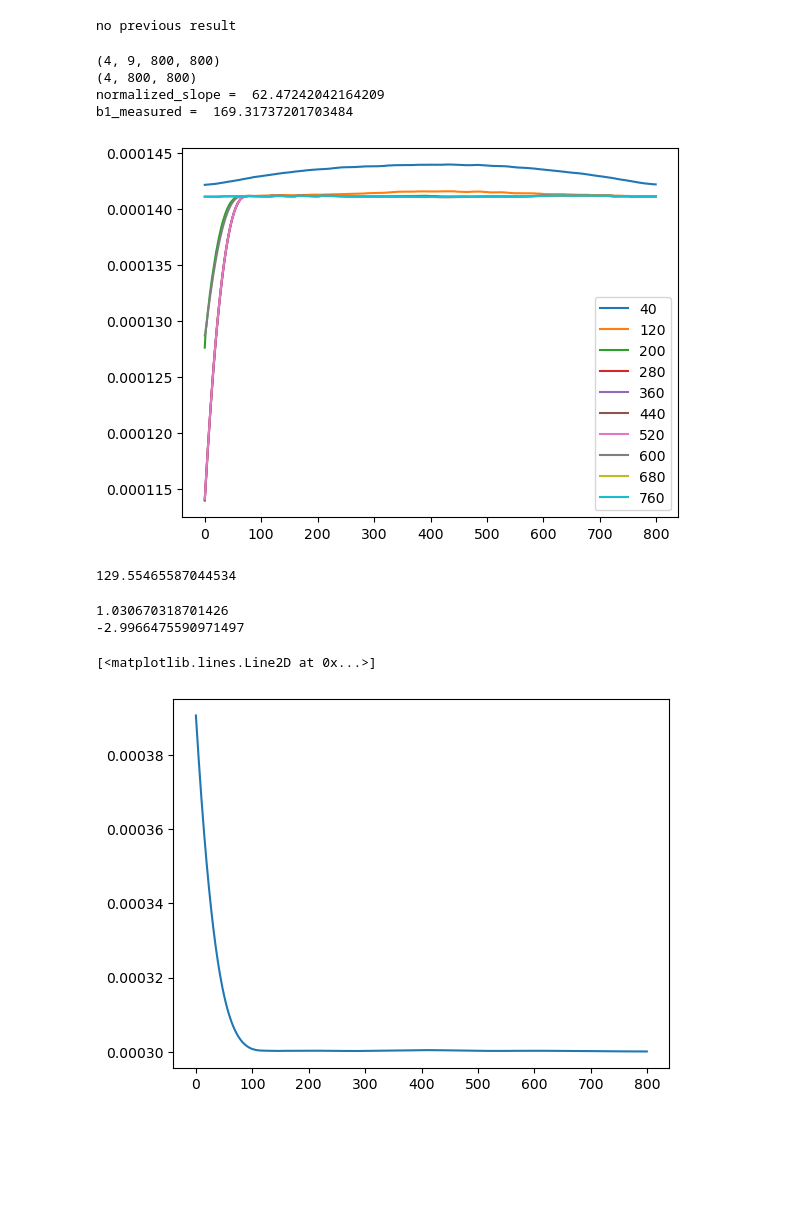
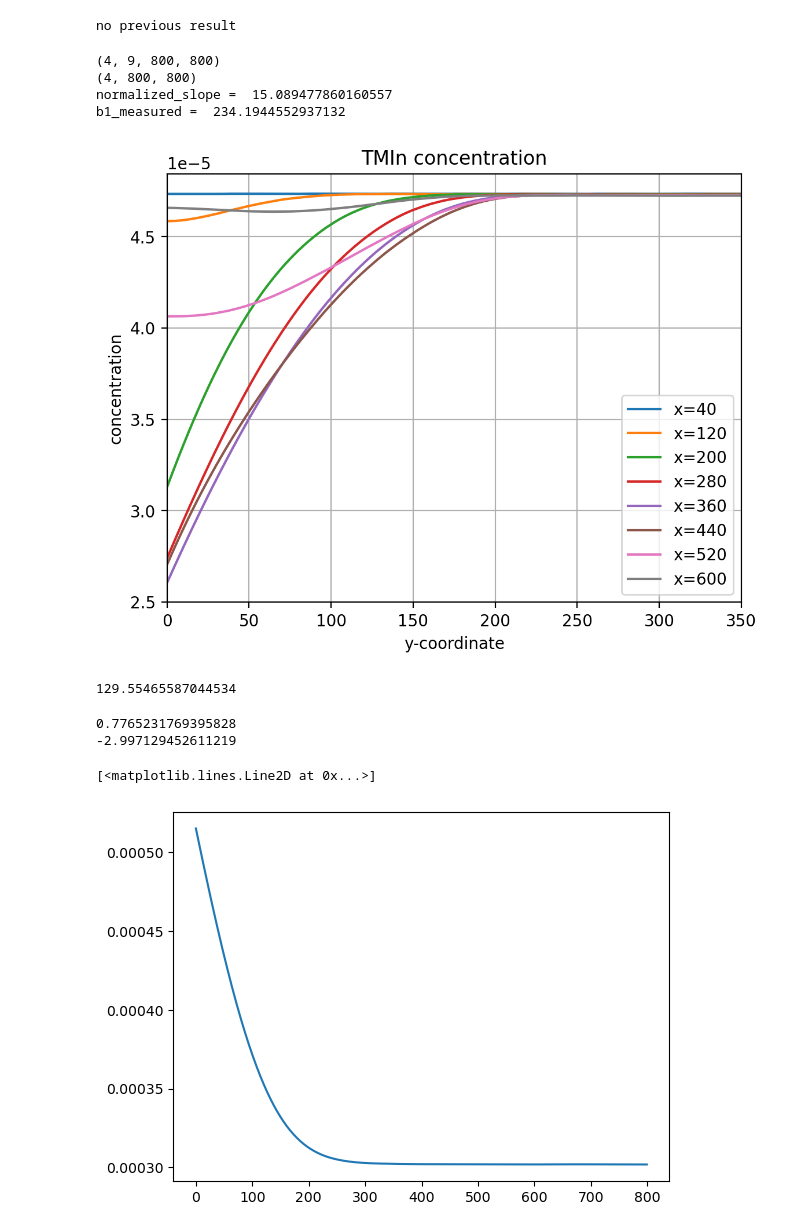
Before and after one commit to yuchenyan0107/LBM_Diffusion, a Jupyter notebook: 2D_LBM_MS/thick_absorption_4_species.ipynb, the cells around one changed output. Drawn from its saved outputs; the diff is of its cells as text; code cells hidden in the pictures; blank space fills up the shorter version.

Commit message:
plots

```diff
--- a/2D_LBM_MS/thick_absorption_4_species.ipynb
+++ b/2D_LBM_MS/thick_absorption_4_species.ipynb
@@ -13,8 +13,8 @@ Using cupy
 nx = 800
 ny = 800 # 5mm
 steps = 600000
-output_stride = 1000
-profile_interval = 1000
+output_stride = 10000
+profile_interval = 10000
 # %%
 molecular_weights = np.array([1,80, 17, 8]) # H2, TMIn, PH3, CH4
 n_species = len(molecular_weights)
@@ -106,6 +106,8 @@ f = feq
 f_cross_ini = feq[:, :, nx//2, :]
 
 f_end = None
+# %%
+f = xp.array(np.load("f_simulation_temp.npy"))
 # %%
 def main(f, lbm_config):
     velocity_field = []
@@ -147,26 +151,32 @@ no previous result
 np.save("f_simulation_tube_flow_100", f_end)
 # %%
 print(f_end.shape)
-rho_s = xp.sum(f_end, axis = 1, dtype = DTYPE)
+rho_s = xp.sum(f_end, axis = 1, dtype = DTYPE)/3
 print(rho_s.shape)
-for i in range(10):
-    plt.plot(rho_s[1, i*(nx//10)+nx//20, :], label = f'{i*(nx//10)+nx//20}')
+plt.figure(dpi = 200)
+for i in range(8):
+    plt.plot(rho_s[1, i*(nx//8)+nx//16, :], label = f'x={i*(nx//10)+nx//20}')
 plt.legend()
+plt.xlim([0, 350])
+plt.title("TMIn concentration")
+plt.xlabel("y-coordinate")
+plt.ylabel("concentration")
+plt.grid()
 
 L_grid = 0.038 / (nx/2)
 
 slope_length = 5
 normalized_slope = (rho_s[1, nx//2, slope_length]-rho_s[1, nx//2, 0])/slope_length/(3*c_top[1])/L_grid
 slope = (rho_s[1, nx//2, slope_length]-rho_s[1, nx//2, 0])/slope_length
 print("normalized_slope = ", normalized_slope)
 b1_measured = rho_s[1, 50, 0]/slope
 print("b1_measured = ", b1_measured)
 # %% [output]
 (4, 9, 800, 800)
 (4, 800, 800)
-normalized_slope =  62.47242042164209
-b1_measured =  169.31737201703484
+normalized_slope =  15.089477860160557
+b1_measured =  234.1944552937132
-[figure, old version]
+[figure, new version]
 # %%
 c_w_ratio_guess = 0.8
 target_norm_slope = 65
@@ -185,13 +195,13 @@ slope4 = (rho_s[3, nx//2, 5]-rho_s[3, nx//2, 0])/5
 flux4 = slope4 * D_s[3]
 print(flux4/flux2)
 # %% [output]
-1.030670318701426
--2.9966475590971497
+0.7765231769395828
+-2.997129452611219
 # %%
 plt.plot(rho_s[3, nx//2, :])
 # %% [output]
 [<matplotlib.lines.Line2D at 0x...>]
-[figure, old version]
+[figure, new version]
 # %%
 plt.plot(rho_s[1, 300:500, 0])
 # %% [output]
```
Also changed, not shown: parts of 5 cells of this notebook, 3 other files.
